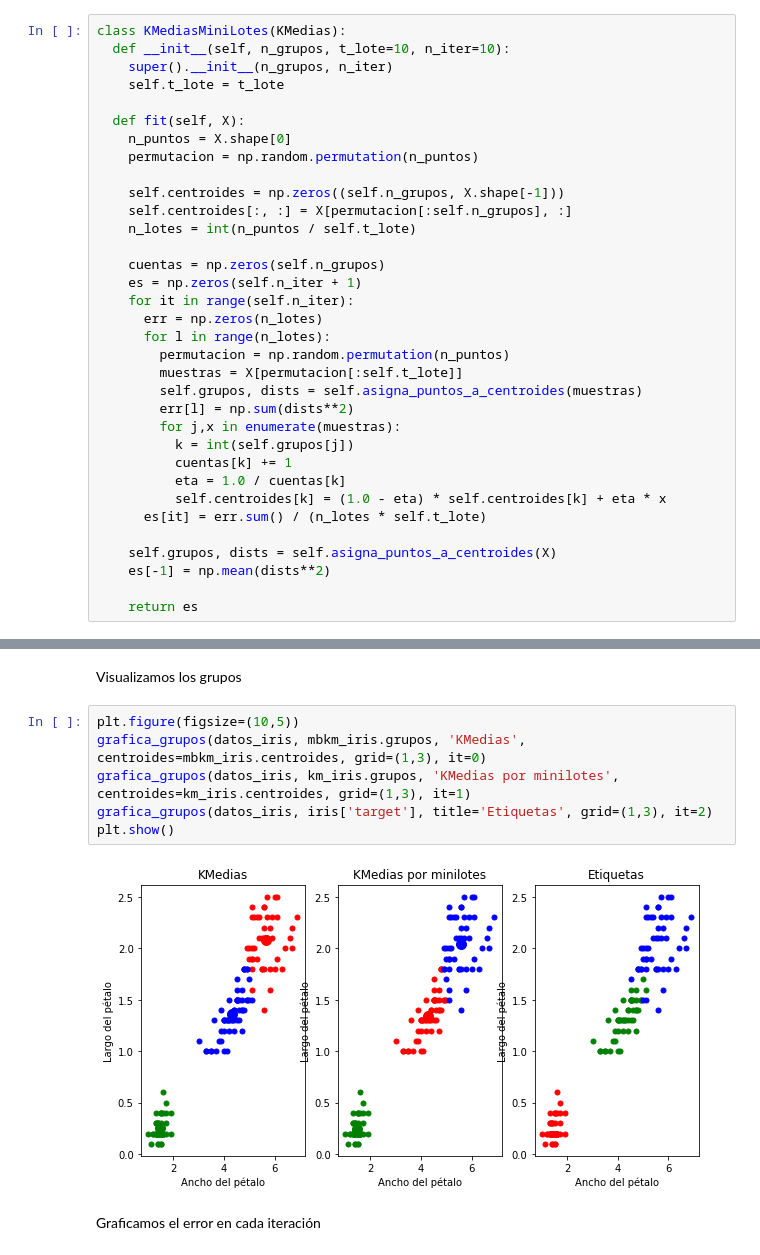
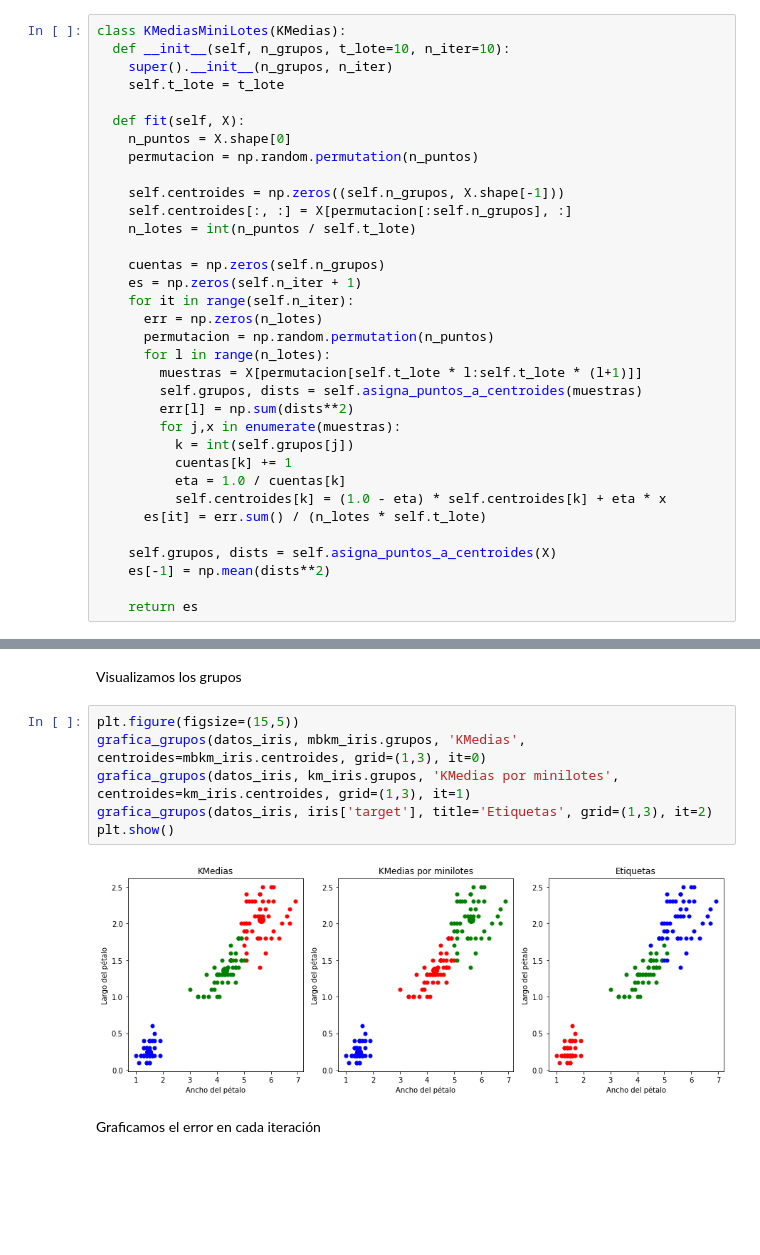
Before and after one commit to gibranfp/CursoAprendizajeAutomatizado, a Jupyter notebook: notebooks/6a_kmedias.ipynb, the cells around one changed output, grey strips where cells are left out. Saved outputs shown, nothing was run; the diff lists cells and outputs as text; blank space fills up the shorter version.

```diff
--- a/notebooks/6a_kmedias.ipynb
+++ b/notebooks/6a_kmedias.ipynb
@@ -217,9 +218,9 @@ class KMediasMiniLotes(KMedias):
     es = np.zeros(self.n_iter + 1)
     for it in range(self.n_iter):
       err = np.zeros(n_lotes)
+      permutacion = np.random.permutation(n_puntos)
       for l in range(n_lotes):
-        permutacion = np.random.permutation(n_puntos)
-        muestras = X[permutacion[:self.t_lote]]
+        muestras = X[permutacion[self.t_lote * l:self.t_lote * (l+1)]]
         self.grupos, dists = self.asigna_puntos_a_centroides(muestras)
         err[l] = np.sum(dists**2)
         for j,x in enumerate(muestras):
@@ -241,13 +242,13 @@ e_kml_iris = mbkm_iris.fit(datos_iris)
 # %% [markdown]
 Visualizamos los grupos
 # %%
-plt.figure(figsize=(10,5))
+plt.figure(figsize=(15,5))
 grafica_grupos(datos_iris, mbkm_iris.grupos, 'KMedias', centroides=mbkm_iris.centroides, grid=(1,3), it=0)
 grafica_grupos(datos_iris, km_iris.grupos, 'KMedias por minilotes', centroides=km_iris.centroides, grid=(1,3), it=1)
 grafica_grupos(datos_iris, iris['target'], title='Etiquetas', grid=(1,3), it=2)
 plt.show()
 # %% [output]
-[figure, old version]
+[figure, new version]
 # %% [markdown]
 Graficamos el error en cada iteración
 # %%
```
Also changed, not shown: parts of 11 cells of this notebook.
